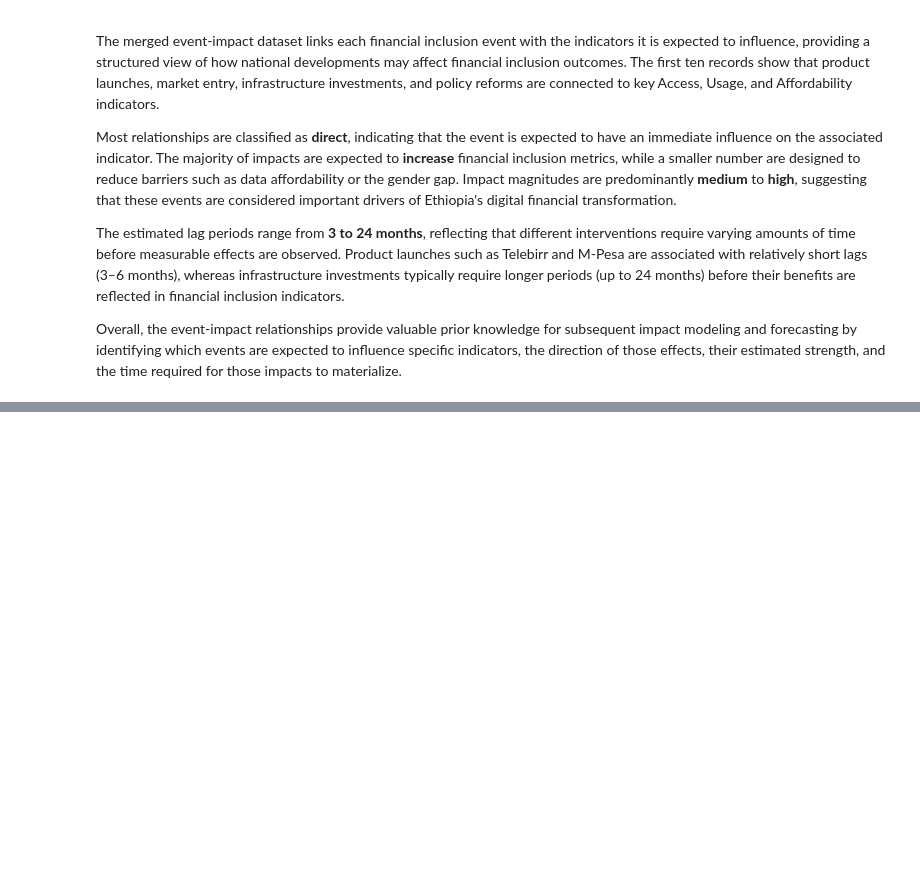
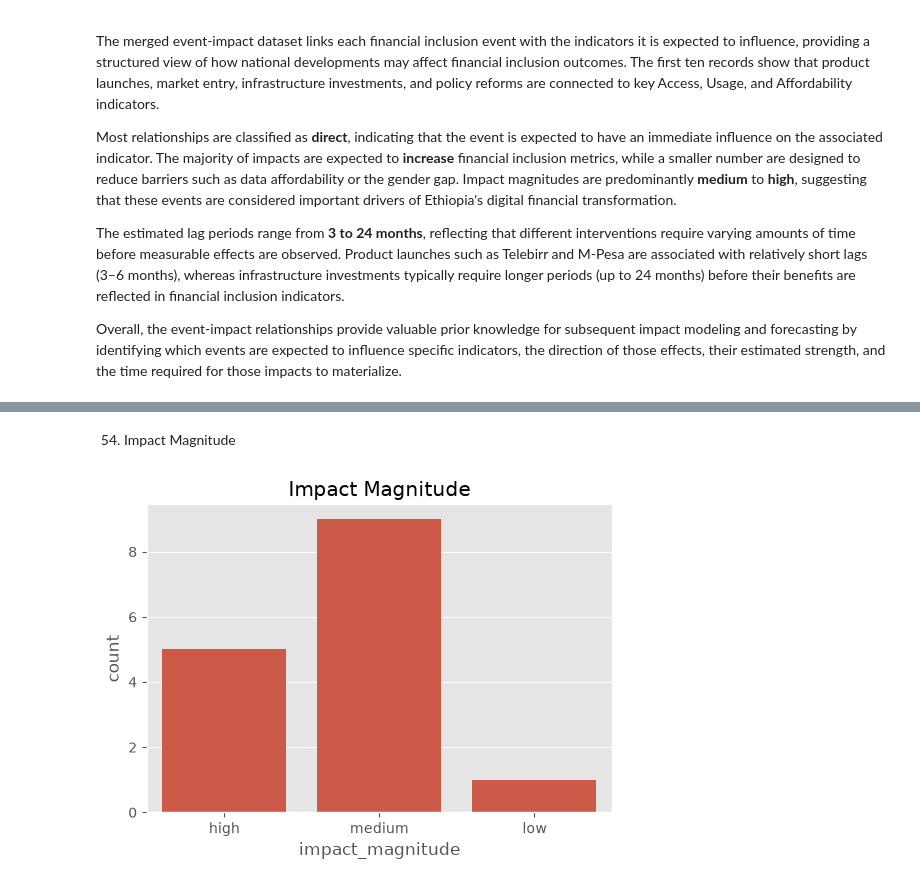
Before and after one commit to Lalisecf/ethiopia-fi-forecast-week11, a Jupyter notebook: notebooks/task_2_eda.ipynb, the cells around one changed output, grey strips where cells are left out. Cells and saved outputs as stored; diff of their text form; code cells hidden in the pictures; blank space fills up the shorter version.

```diff
--- a/notebooks/task_2_eda.ipynb
+++ b/notebooks/task_2_eda.ipynb
@@ -1953,0 +2212,15 @@ Overall, the event-impact relationships provide valuable prior knowledge for sub
+# %% [markdown]
+54. Impact Magnitude
+# %%
+plt.figure(figsize=(6,4))
+
+sns.countplot(
+    data=impact_links,
+    x="impact_magnitude"
+)
+
+plt.title("Impact Magnitude")
+
+plt.show()
+# %% [output]
+[figure, added]
```
Also changed, not shown: parts of 25 cells of this notebook.
